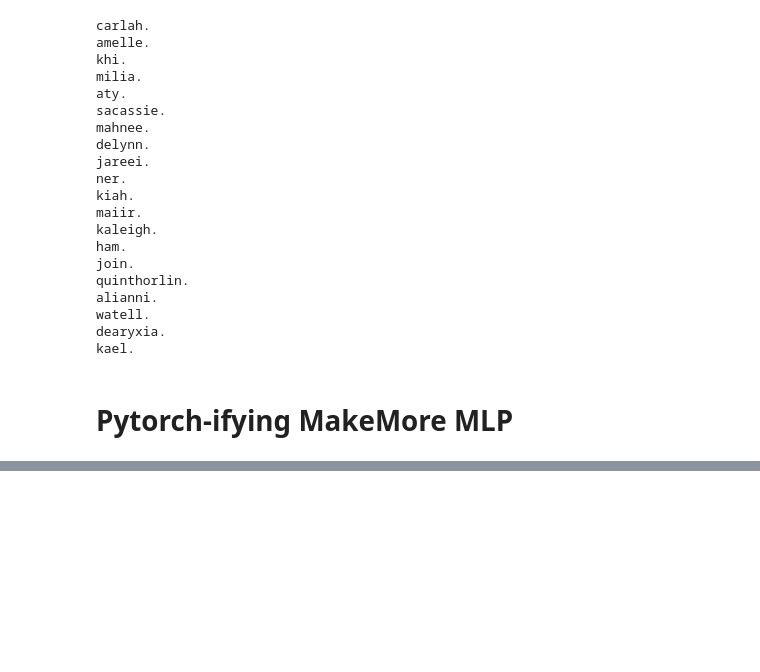
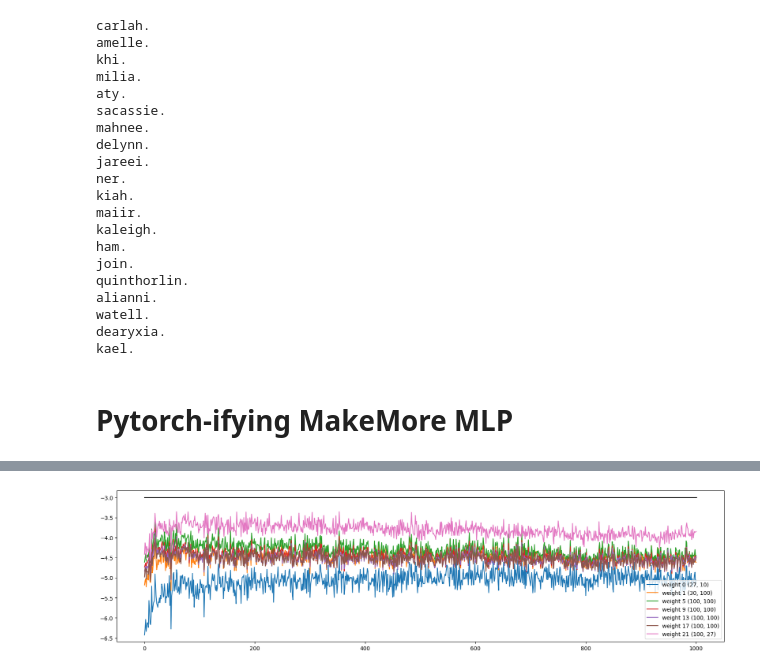
Before and after one commit to semacki2/makemore, a Jupyter notebook: makemore_mlp_v2.ipynb, the cells around one changed output, grey strips where cells are left out. Saved outputs shown, nothing was run; the diff lists cells and outputs as text; code cells hidden in the pictures; blank space fills up the shorter version.

```diff
--- a/makemore_mlp_v2.ipynb
+++ b/makemore_mlp_v2.ipynb
@@ -457,0 +469,14 @@ weight 11 (100, 27): mean -0.000000, std 0.023648, grad:data ratio 1.986921
+# %%
+plt.figure(figsize=(20, 5))
+legends = []
+
+for i, p in enumerate(parameters):
+    if p.ndim == 2:
+        plt.plot([update_data_ratios[j][i] for j in range(len(update_data_ratios))])
+        legends.append(f'weight {i} {tuple(p.shape)}')
+
+plt.plot([0, len(update_data_ratios)], [-3, -3], 'k')
+plt.legend(legends)
+plt.show()
+# %% [output]
+[figure, added]
```
Also changed, not shown: parts of 5 cells of this notebook, 1 other file.
